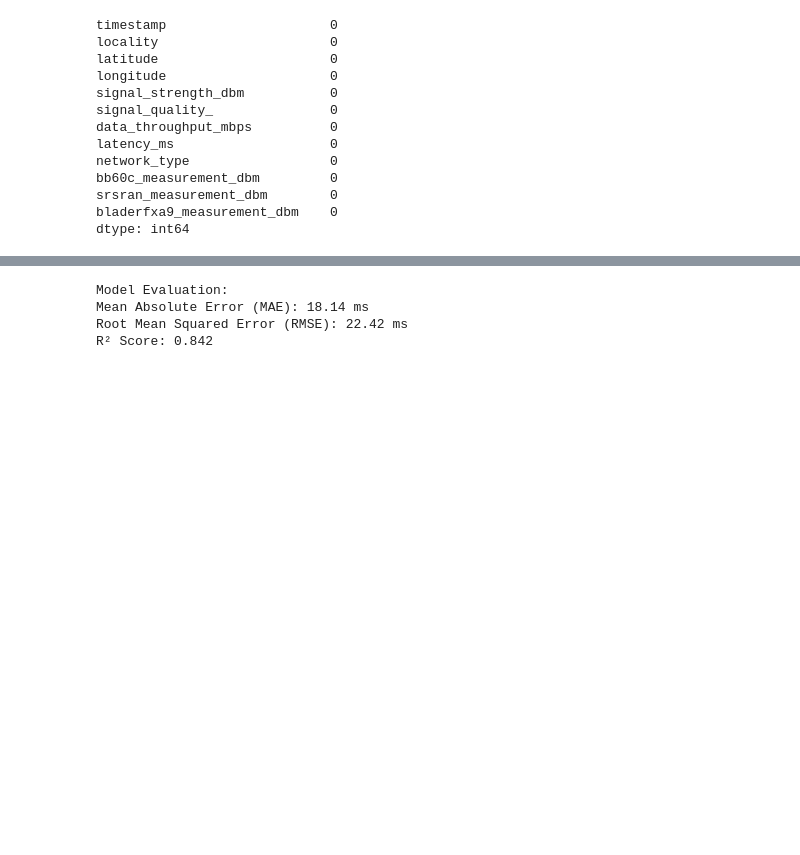
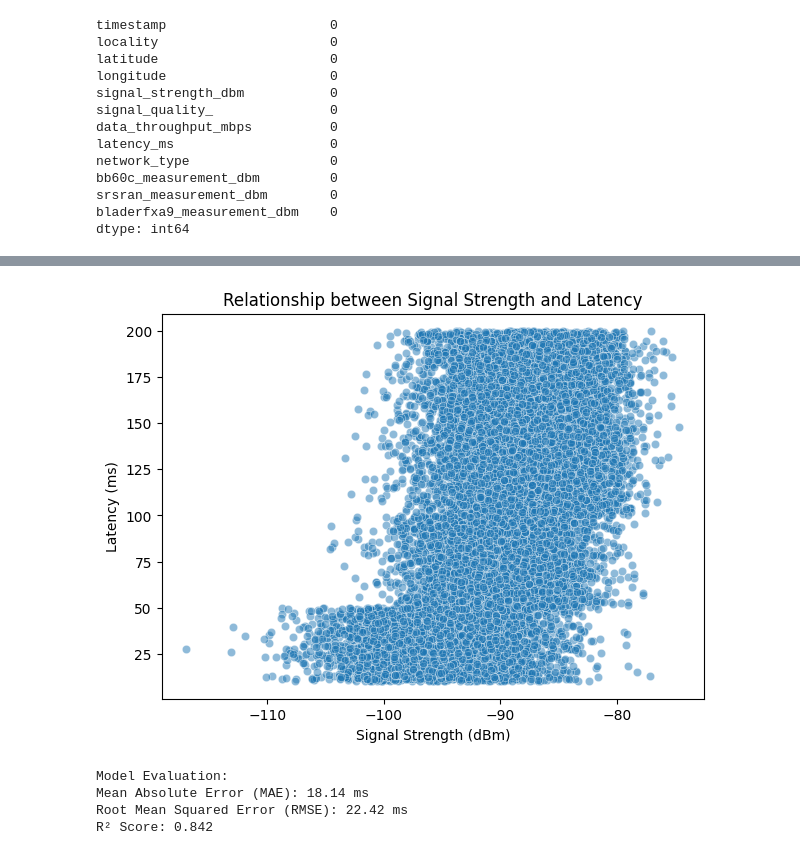
Before and after one commit to izaan-khudadad/Data-Mining, a Jupyter notebook: Datamining_project3.ipynb, the cells around one changed output, grey strips where cells are left out. Cells and saved outputs as stored; diff of their text form; code cells hidden in the pictures; blank space fills up the shorter version.

```diff
--- a/Datamining_project3.ipynb
+++ b/Datamining_project3.ipynb
@@ -90,3 +98,12 @@ X = pd.get_dummies(X, drop_first=True)
+# %%
+plt.figure(figsize=(7,5))
+sns.scatterplot(x='signal_strength_dbm', y='latency_ms', data=df, alpha=0.5)
+plt.title("Relationship between Signal Strength and Latency")
+plt.xlabel("Signal Strength (dBm)")
+plt.ylabel("Latency (ms)")
+plt.show()
+# %% [output]
+[figure, added]
 # %%
 X_train, X_test, y_train, y_test = train_test_split(X, y, test_size=0.2, random_state=42)
 # %%
```
Also changed, not shown: parts of 18 cells of this notebook.
